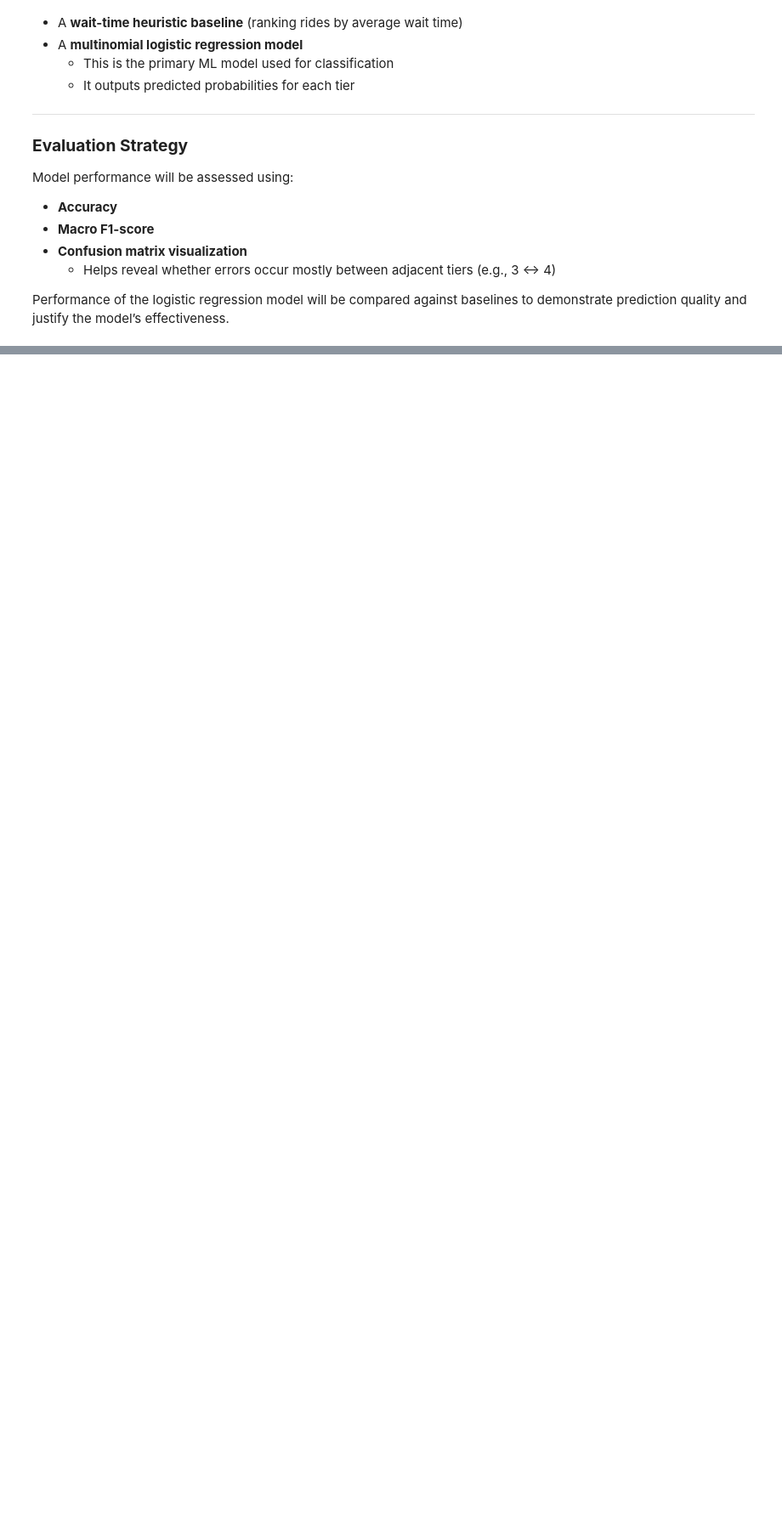
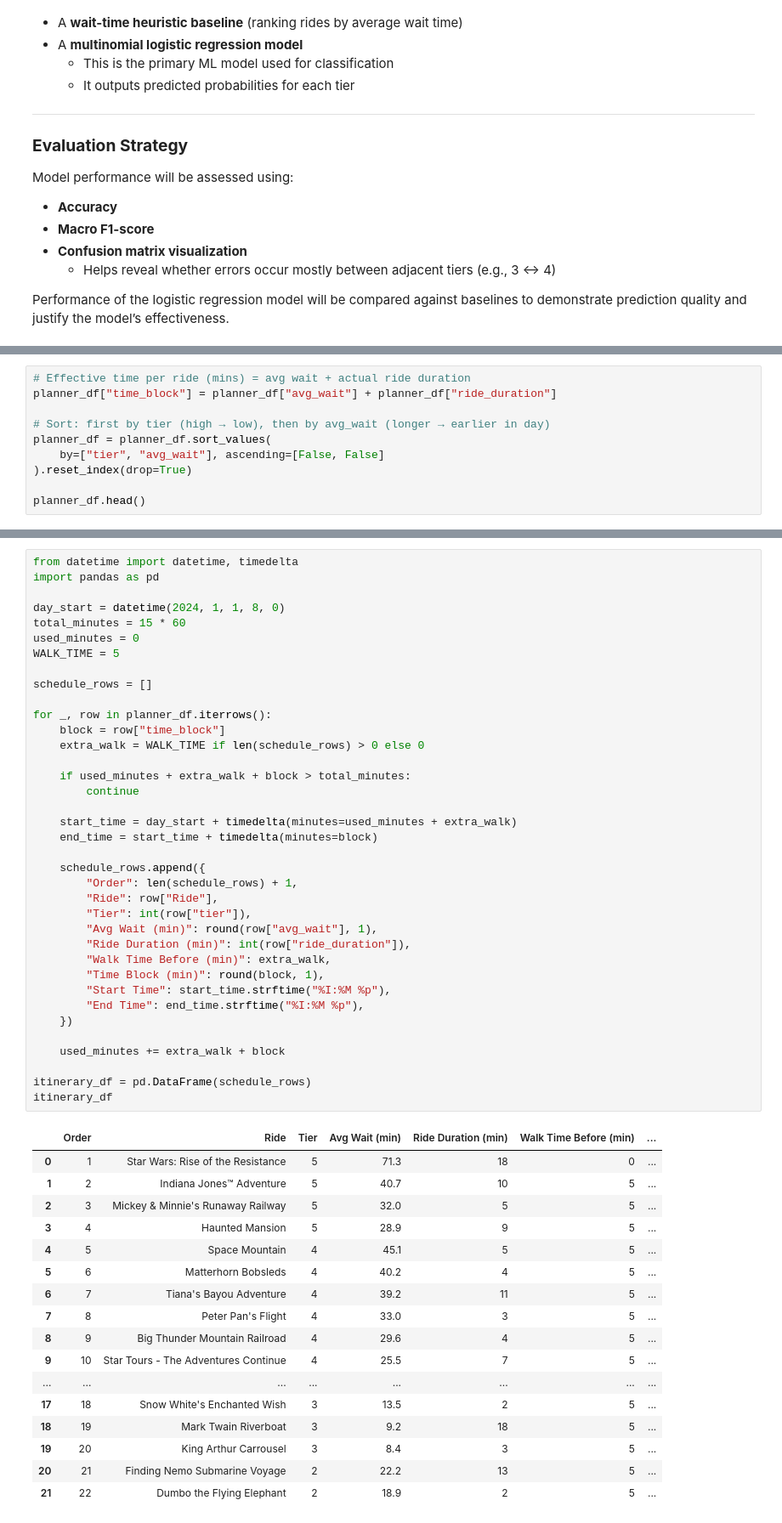
Before and after one commit to kylele3221/CSE158FinalProject, a Jupyter notebook: workbook.ipynb, the cells around one changed output, grey strips where cells are left out. Shown at 85% size. Saved outputs shown, nothing was run; the diff lists cells and outputs as text; blank space fills up the shorter version.

```diff
--- a/workbook.ipynb
+++ b/workbook.ipynb
@@ -133,0 +766,10 @@ These aggregated features form the input matrix **X**, and the tier labels form
+# %%
+# Effective time per ride (mins) = avg wait + actual ride duration
+planner_df["time_block"] = planner_df["avg_wait"] + planner_df["ride_duration"]
+
+# Sort: first by tier (high → low), then by avg_wait (longer → earlier in day)
+planner_df = planner_df.sort_values(
+    by=["tier", "avg_wait"], ascending=[False, False]
+).reset_index(drop=True)
+
+planner_df.head()
@@ -133,0 +783,55 @@ These aggregated features form the input matrix **X**, and the tier labels form
+# %%
+from datetime import datetime, timedelta
+import pandas as pd
+
+day_start = datetime(2024, 1, 1, 8, 0)
+total_minutes = 15 * 60
+used_minutes = 0
+WALK_TIME = 5
+
+schedule_rows = []
+
+for _, row in planner_df.iterrows():
+    block = row["time_block"]
+    extra_walk = WALK_TIME if len(schedule_rows) > 0 else 0
+
+    if used_minutes + extra_walk + block > total_minutes:
+        continue
+
+    start_time = day_start + timedelta(minutes=used_minutes + extra_walk)
+    end_time = start_time + timedelta(minutes=block)
+
+    schedule_rows.append({
+        "Order": len(schedule_rows) + 1,
+        "Ride": row["Ride"],
+        "Tier": int(row["tier"]),
+        "Avg Wait (min)": round(row["avg_wait"], 1),
+        "Ride Duration (min)": int(row["ride_duration"]),
+        "Walk Time Before (min)": extra_walk,
+        "Time Block (min)": round(block, 1),
+        "Start Time": start_time.strftime("%I:%M %p"),
+        "End Time": end_time.strftime("%I:%M %p"),
+    })
+
+    used_minutes += extra_walk + block
+
+itinerary_df = pd.DataFrame(schedule_rows)
+itinerary_df
+# %% [output]
+|  | Order | Ride | Tier | Avg Wait (min) | Ride Duration (min) | Walk Time Before (min) | ... |
+| 0 | 1 | Star Wars: Rise of the Resistance | 5 | 71.3 | 18 | 0 | ... |
+| 1 | 2 | Indiana Jones™ Adventure | 5 | 40.7 | 10 | 5 | ... |
+| 2 | 3 | Mickey & Minnie's Runaway Railway | 5 | 32.0 | 5 | 5 | ... |
+| 3 | 4 | Haunted Mansion | 5 | 28.9 | 9 | 5 | ... |
+| 4 | 5 | Space Mountain | 4 | 45.1 | 5 | 5 | ... |
+| 5 | 6 | Matterhorn Bobsleds | 4 | 40.2 | 4 | 5 | ... |
+| 6 | 7 | Tiana's Bayou Adventure | 4 | 39.2 | 11 | 5 | ... |
+| 7 | 8 | Peter Pan's Flight | 4 | 33.0 | 3 | 5 | ... |
+| 8 | 9 | Big Thunder Mountain Railroad | 4 | 29.6 | 4 | 5 | ... |
+| 9 | 10 | Star Tours - The Adventures Continue | 4 | 25.5 | 7 | 5 | ... |
+| ... | ... | ... | ... | ... | ... | ... | ... |
+| 17 | 18 | Snow White's Enchanted Wish | 3 | 13.5 | 2 | 5 | ... |
+| 18 | 19 | Mark Twain Riverboat | 3 | 9.2 | 18 | 5 | ... |
+| 19 | 20 | King Arthur Carrousel | 3 | 8.4 | 3 | 5 | ... |
+| 20 | 21 | Finding Nemo Submarine Voyage | 2 | 22.2 | 13 | 5 | ... |
+| 21 | 22 | Dumbo the Flying Elephant | 2 | 18.9 | 2 | 5 | ... |
```
Also changed, not shown: parts of 40 cells of this notebook, 3 other files.
